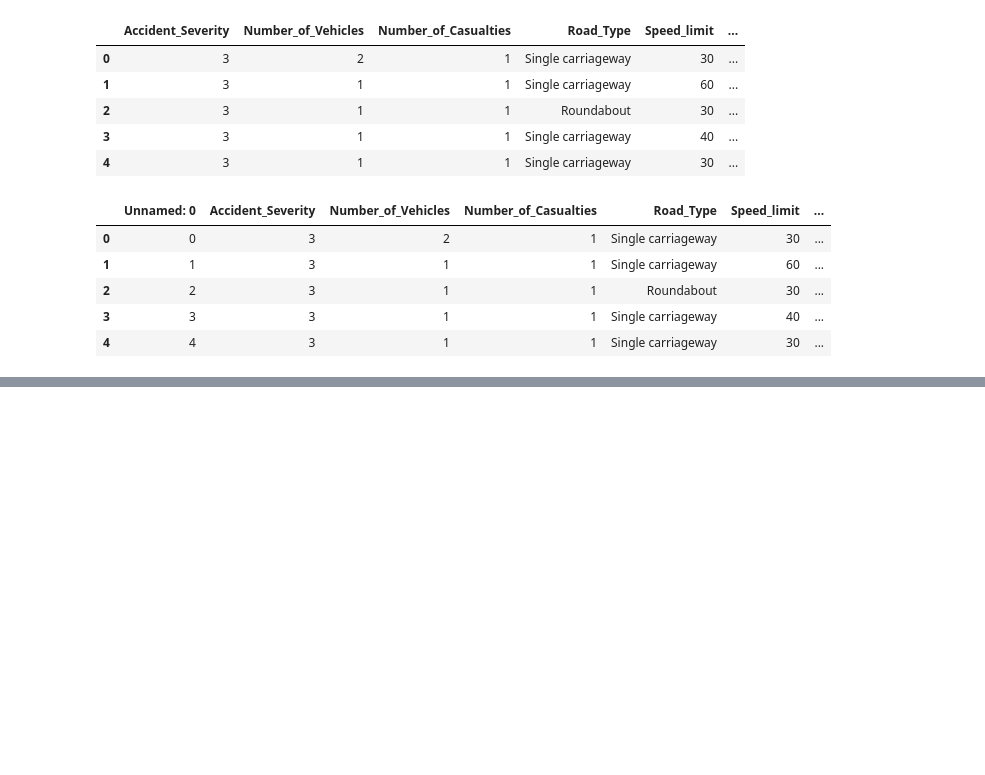
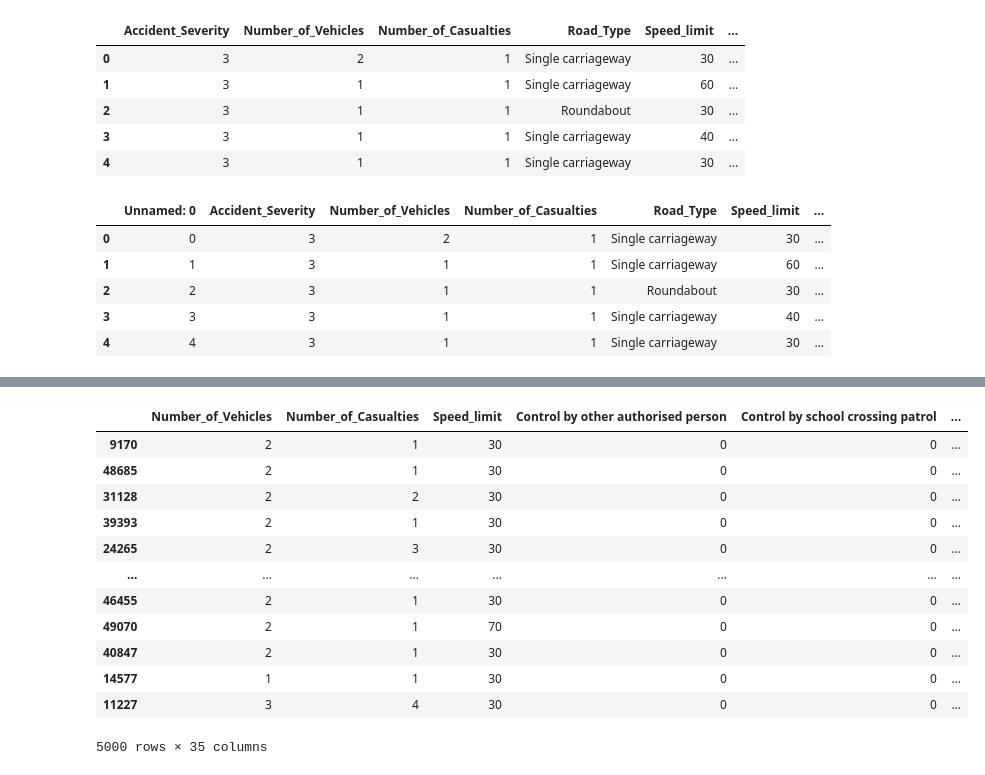
Before and after one commit to sakshams23/BUG-DISTORTERS, a Jupyter notebook: Untitled7.ipynb, the cells around one changed output, grey strips where cells are left out. Saved outputs shown, nothing was run; the diff lists cells and outputs as text; code cells hidden in the pictures; blank space fills up the shorter version.

```diff
--- a/Untitled7.ipynb
+++ b/Untitled7.ipynb
@@ -235,0 +371,16 @@ df.head()
+# %%
+x_test
+# %% [output]
+|  | Number_of_Vehicles | Number_of_Casualties | Speed_limit | Control by other authorised person | Control by school crossing patrol | ... |
+| 9170 | 2 | 1 | 30 | 0 | 0 | ... |
+| 48685 | 2 | 1 | 30 | 0 | 0 | ... |
+| 31128 | 2 | 2 | 30 | 0 | 0 | ... |
+| 39393 | 2 | 1 | 30 | 0 | 0 | ... |
+| 24265 | 2 | 3 | 30 | 0 | 0 | ... |
+| ... | ... | ... | ... | ... | ... | ... |
+| 46455 | 2 | 1 | 30 | 0 | 0 | ... |
+| 49070 | 2 | 1 | 70 | 0 | 0 | ... |
+| 40847 | 2 | 1 | 30 | 0 | 0 | ... |
+| 14577 | 1 | 1 | 30 | 0 | 0 | ... |
+| 11227 | 3 | 4 | 30 | 0 | 0 | ... |
+5000 rows × 35 columns
```
Also changed, not shown: parts of 26 cells of this notebook.
